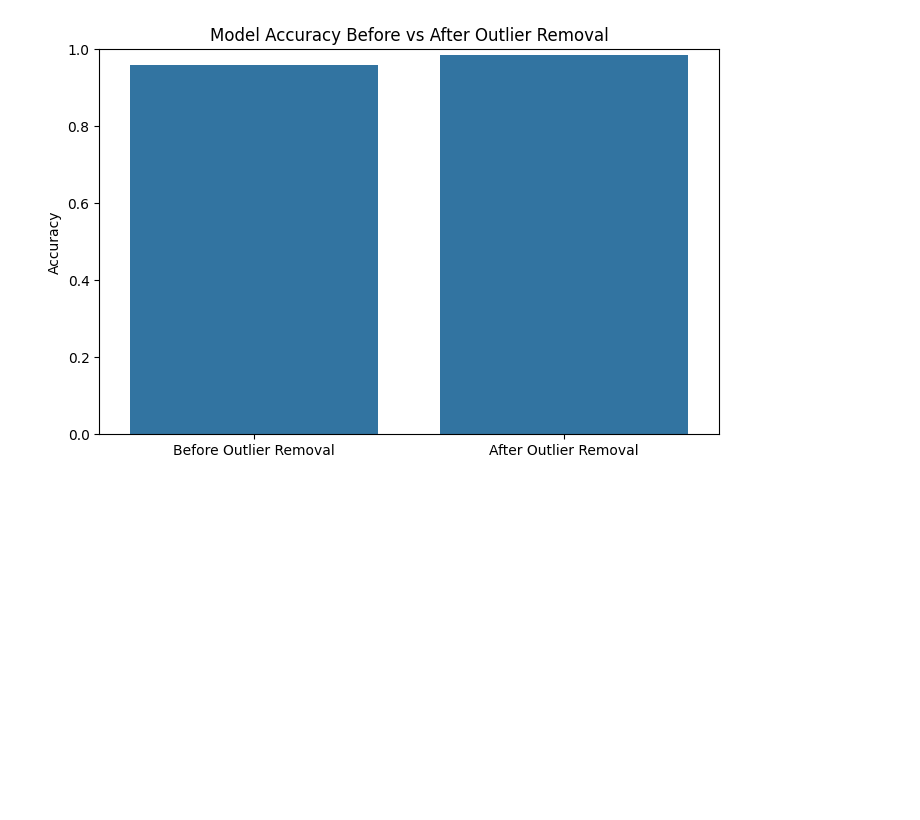
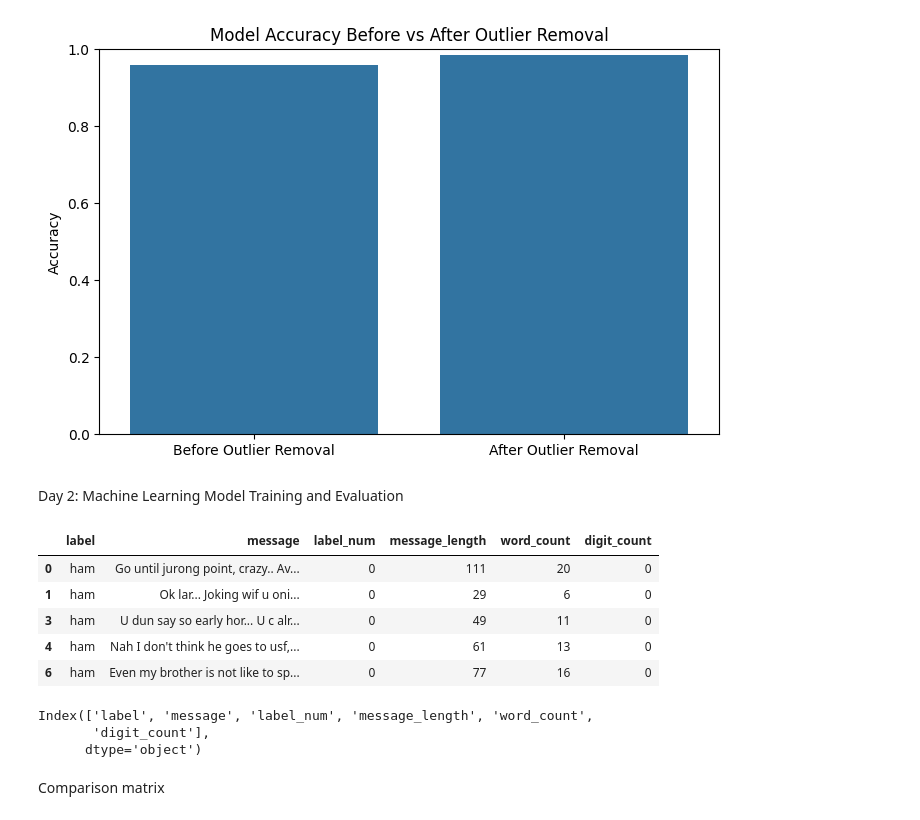
Before and after one commit to SadiaFerzeen143/spam-classification-outlier-analysis, a Jupyter notebook: spam_classification_outlier_analysis.ipynb, the cells around one changed output. Drawn from its saved outputs; the diff is of its cells as text; code cells hidden in the pictures; blank space fills up the shorter version.

```diff
--- a/spam_classification_outlier_analysis.ipynb
+++ b/spam_classification_outlier_analysis.ipynb
@@ -537,3 +539,20 @@ plt.ylim(0, 1)
 plt.show()
 # %% [output]
 [figure]
+# %% [markdown]
+Day 2: Machine Learning Model Training and Evaluation
+# %%
+df_clean.head()
+# %% [output]
+|  | label | message | label_num | message_length | word_count | digit_count |
+| 0 | ham | Go until jurong point, crazy.. Av... | 0 | 111 | 20 | 0 |
+| 1 | ham | Ok lar... Joking wif u oni... | 0 | 29 | 6 | 0 |
+| 3 | ham | U dun say so early hor... U c alr... | 0 | 49 | 11 | 0 |
+| 4 | ham | Nah I don't think he goes to usf,... | 0 | 61 | 13 | 0 |
+| 6 | ham | Even my brother is not like to sp... | 0 | 77 | 16 | 0 |
+# %%
+df_clean.columns
+# %% [output]
+Index(['label', 'message', 'label_num', 'message_length', 'word_count',
+       'digit_count'],
+      dtype='object')
@@ -539,0 +609,2 @@ plt.show()
+# %% [markdown]
+Comparison matrix
```
Also changed, not shown: parts of 13 cells of this notebook.
